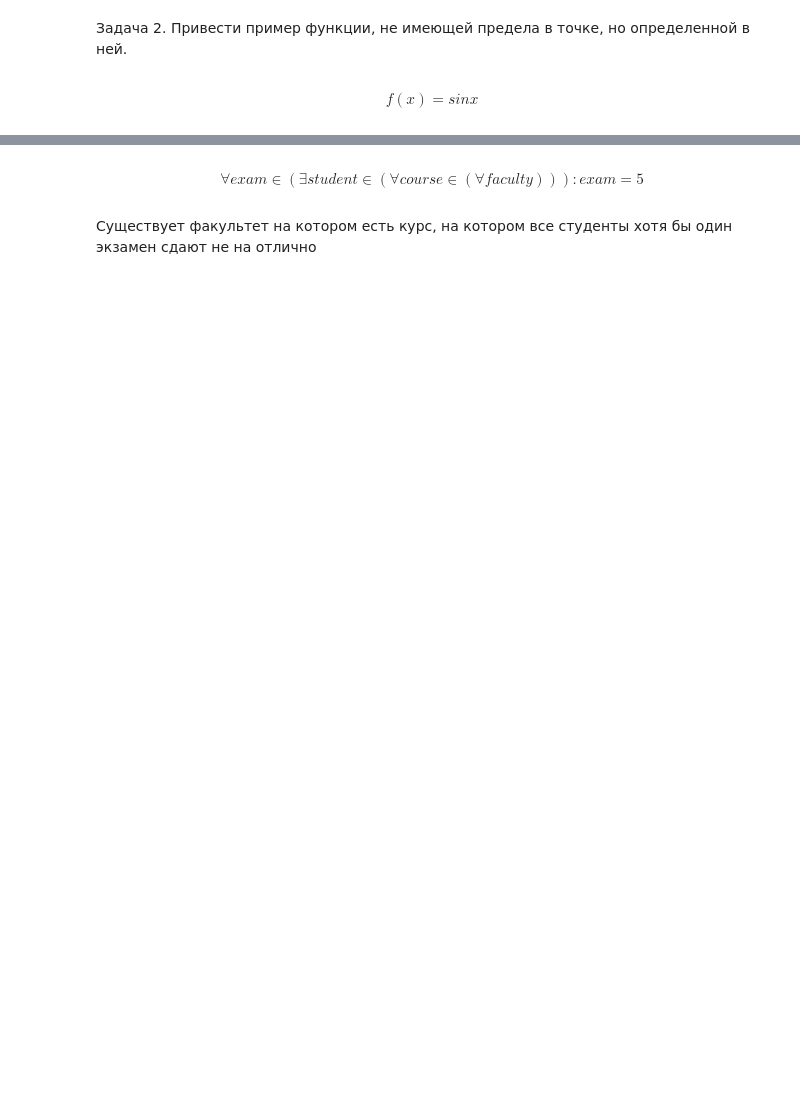
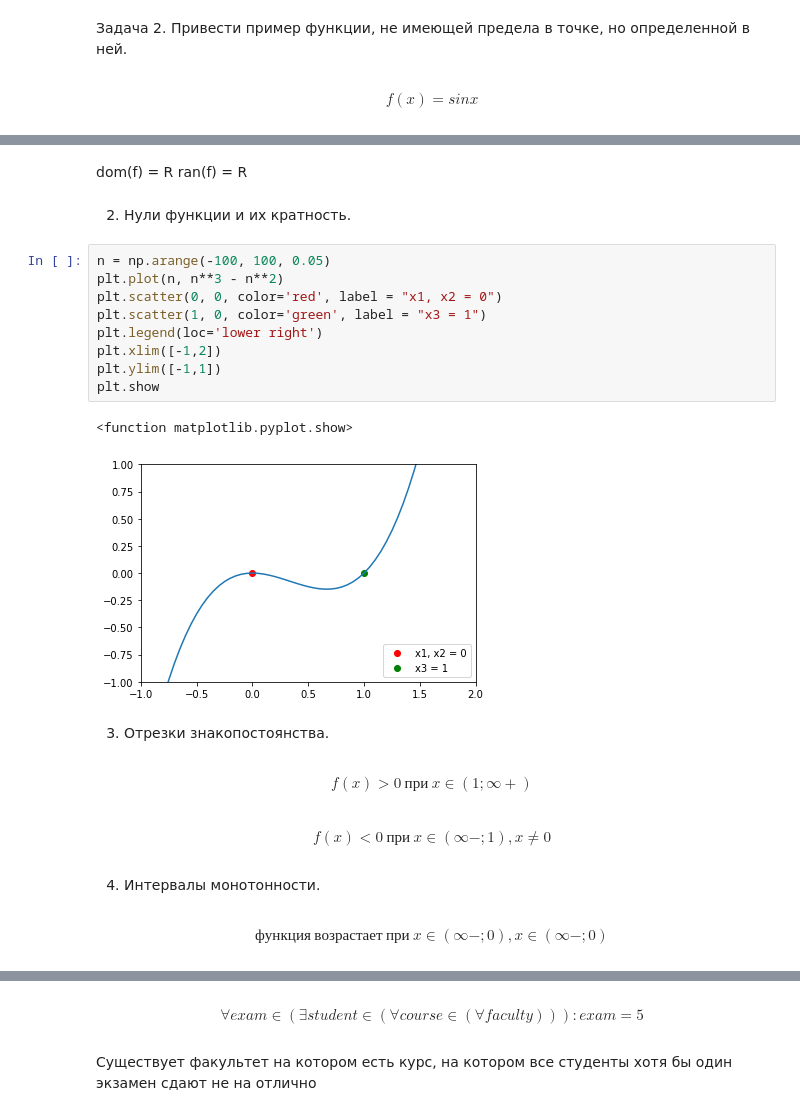
Before and after one commit to aldalinde/Python_for_DSc, a Jupyter notebook: Calculus_4.ipynb, the cells around one changed output, grey strips where cells are left out. Saved outputs shown, nothing was run; the diff lists cells and outputs as text; blank space fills up the shorter version.

```diff
--- a/Calculus_4.ipynb
+++ b/Calculus_4.ipynb
@@ -41,0 +33,27 @@ $$ C \to (A \cup \overline{B}) $$
+# %% [markdown]
+dom(f) = R
+ran(f) = R
+# %% [markdown]
+2) Нули функции и их кратность.
+# %%
+n = np.arange(-100, 100, 0.05)
+plt.plot(n, n**3 - n**2)
+plt.scatter(0, 0, color='red', label = "x1, x2 = 0")
+plt.scatter(1, 0, color='green', label = "x3 = 1")
+plt.legend(loc='lower right')
+plt.xlim([-1,2])
+plt.ylim([-1,1])
+plt.show
+# %% [output]
+<function matplotlib.pyplot.show>
+[figure, added]
+# %% [markdown]
+3) Отрезки знакопостоянства.
+# %% [markdown]
+$$ f(x) > 0 \ при \ x \in (1; \infty+) $$
+# %% [markdown]
+$$ f(x) < 0 \ при \ x \in (\infty- ; 1), x \neq 0 $$
+# %% [markdown]
+4) Интервалы монотонности.
+# %% [markdown]
+$$ функция \ возрастает \ при \ x \in (\infty- ; 0) , x \in (\infty- ; 0)  $$
```
Also changed, not shown: parts of 19 cells of this notebook.
